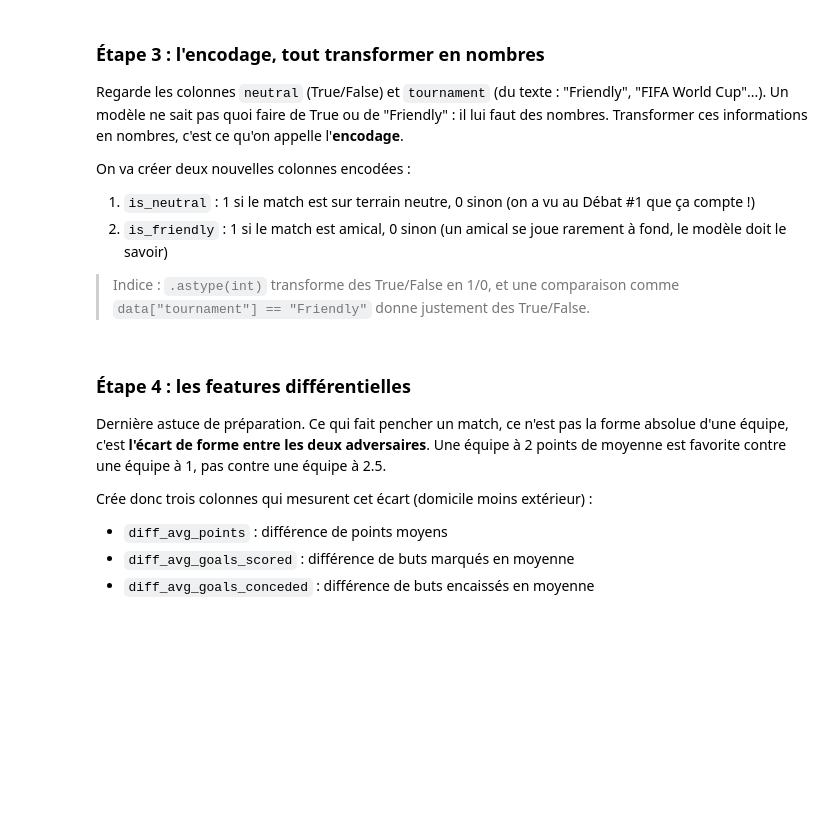
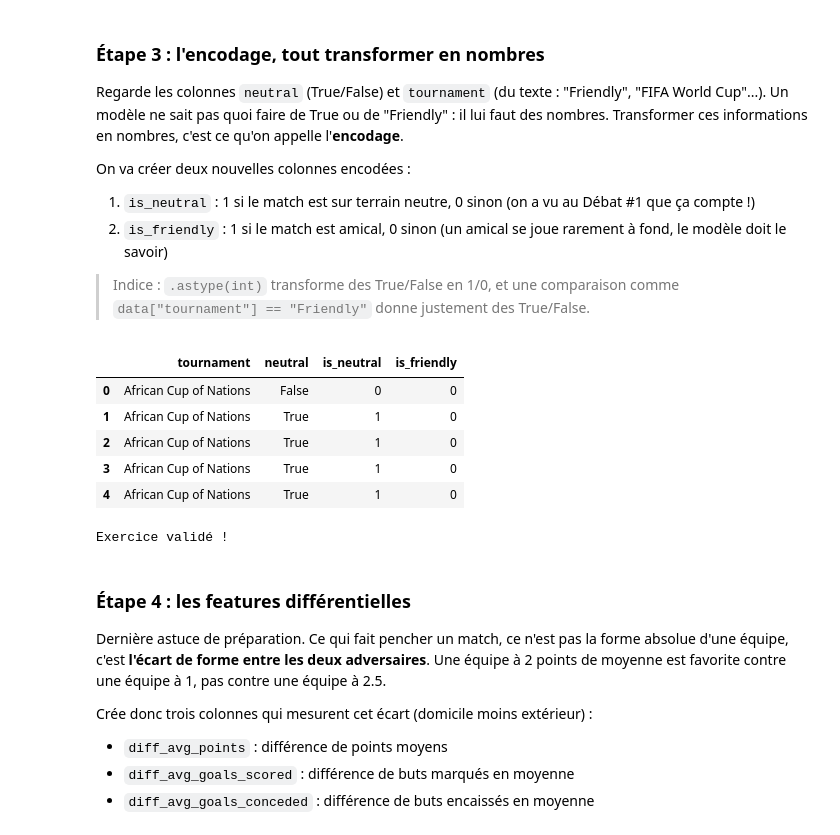
Before and after one commit to jandreolli/Cahier-vacances-ia-data-2026, a Jupyter notebook: Projet_02/projet_02.ipynb, the cells around one changed output. Cells and saved outputs as stored; diff of their text form; code cells hidden in the pictures; blank space fills up the shorter version.

```diff
--- a/Projet_02/projet_02.ipynb
+++ b/Projet_02/projet_02.ipynb
@@ -385,15 +396,26 @@ On va créer deux nouvelles colonnes encodées :
 > Indice : `.astype(int)` transforme des True/False en 1/0, et une comparaison comme `data["tournament"] == "Friendly"` donne justement des True/False.
 # %%
 ### START CODE HERE ###
+
+data["is_neutral"] = data["neutral"].astype(int)
+data["is_friendly"] = (data["tournament"] == "Friendly").astype(int)
 
 ### END CODE HERE ###
 
 display(data[["tournament", "neutral", "is_neutral", "is_friendly"]].head())
 
 assert set(data["is_neutral"].unique()) <= {0, 1}, "is_neutral doit valoir 0 ou 1"
 assert set(data["is_friendly"].unique()) <= {0, 1}, "is_friendly doit valoir 0 ou 1"
 assert data["is_friendly"].sum() == (data["tournament"] == "Friendly").sum(), "is_friendly ne correspond pas"
 print("Exercice validé !")
+# %% [output]
+|  | tournament | neutral | is_neutral | is_friendly |
+| 0 | African Cup of Nations | False | 0 | 0 |
+| 1 | African Cup of Nations | True | 1 | 0 |
+| 2 | African Cup of Nations | True | 1 | 0 |
+| 3 | African Cup of Nations | True | 1 | 0 |
+| 4 | African Cup of Nations | True | 1 | 0 |
+Exercice validé !
 # %% [markdown]
 ### Étape 4 : les features différentielles
 
```
Also changed, not shown: parts of 6 cells of this notebook.
